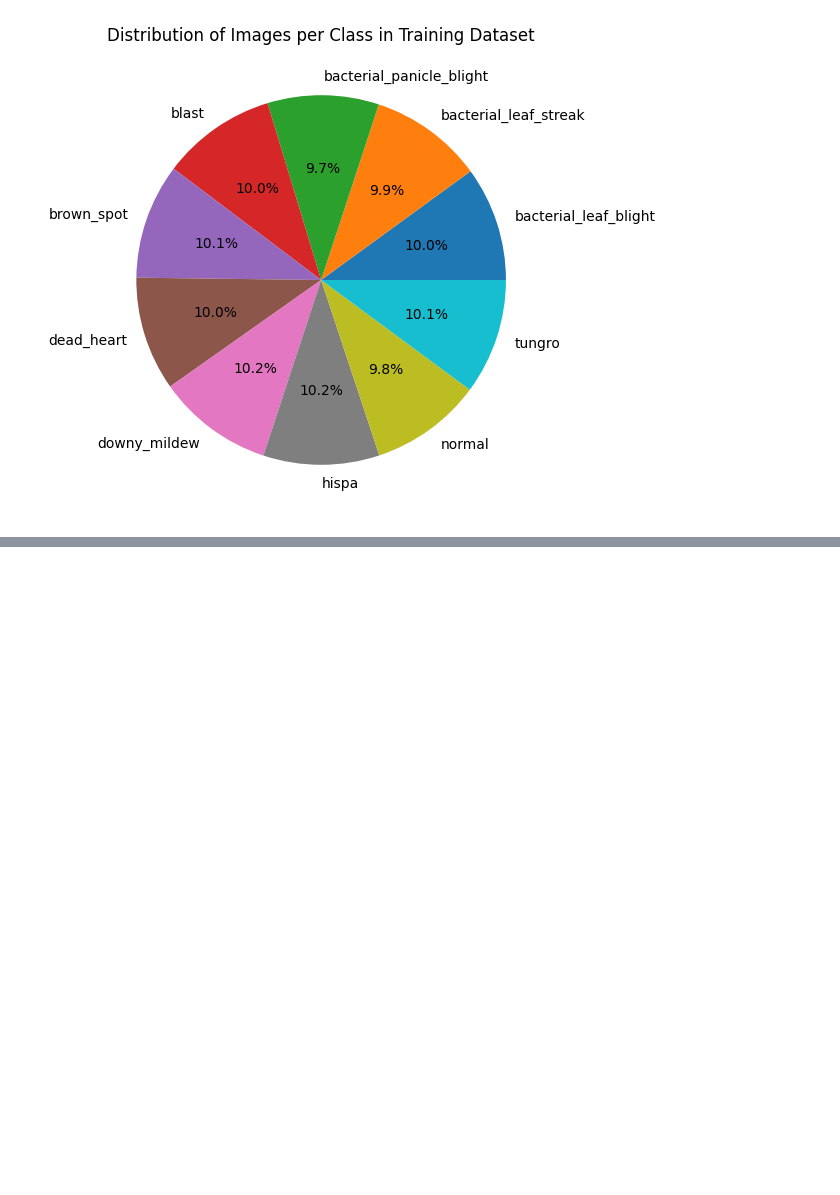
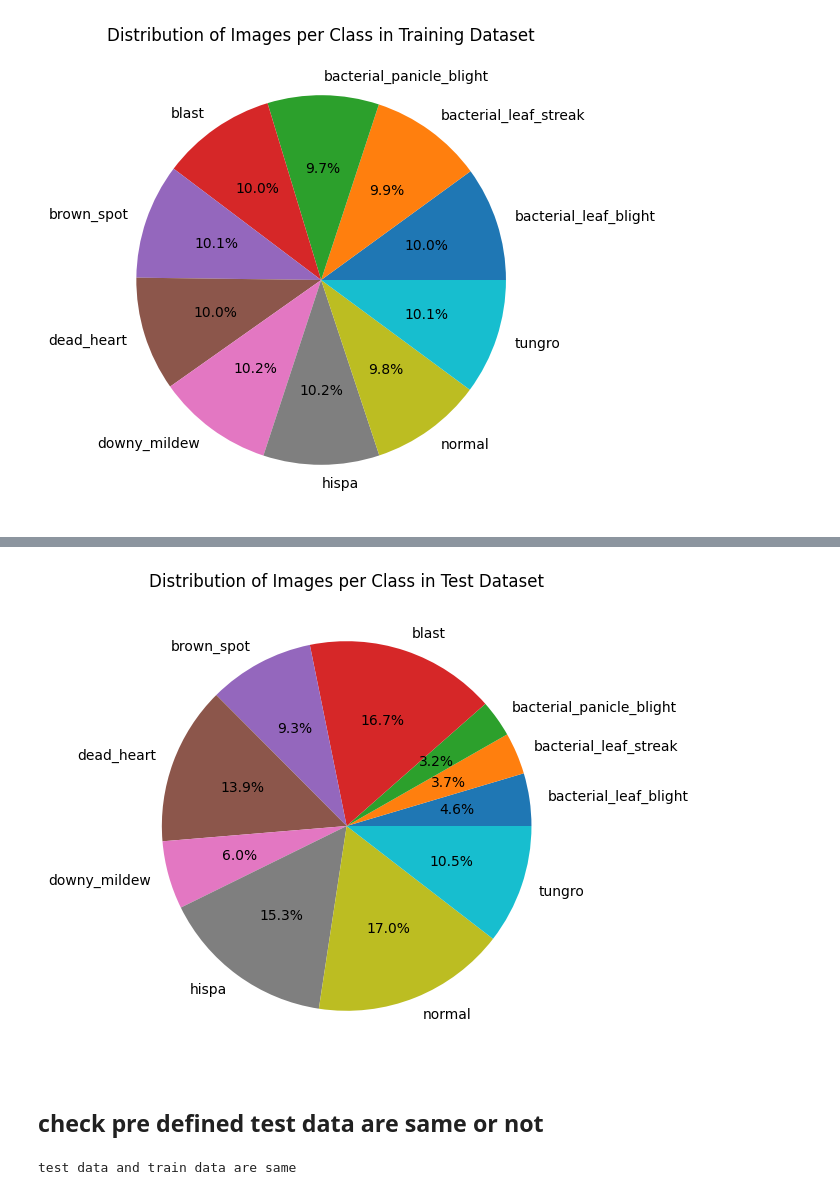
Before and after one commit to Nuwanthapasindu/paddy-disease-prediction-ai-model, a Jupyter notebook: model.ipynb, the cells around one changed output, grey strips where cells are left out. Cells and saved outputs as stored; diff of their text form; code cells hidden in the pictures; blank space fills up the shorter version.

```diff
--- a/model.ipynb
+++ b/model.ipynb
@@ -94,0 +130,23 @@ for image_batch, label_batch in train_dataset.take(1):
+# %%
+plt.figure(figsize=(12, 6))
+plt.pie(test_data_class_count.values(), labels=test_data_class_count.keys(), autopct='%1.1f%%')
+plt.title(f"Distribution of Images per Class in Test Dataset - {}")
+plt.show()
+# %% [output]
+[figure, added]
+# %% [markdown]
+## check pre defined test data are same or not
+# %%
+def extract_file_names_from_dataset(data_test_classes,data_set_path):
+  train_data_names = []
+  for class_name in data_test_classes:
+      train_data_names.extend(os.listdir(os.path.join(data_set_path,class_name)))
+  return set(train_data_names)
+
+is_smae =  extract_file_names_from_dataset(train_dataset.class_names,data_set_train_path).intersection(extract_file_names_from_dataset(test_data.class_names,data_set_test_path))
+if is_smae:
+  print("test data and train data are same")
+else:
+  print("test data and train data are not same")x
+# %% [output]
+test data and train data are same
```
Also changed, not shown: parts of 6 cells of this notebook.
